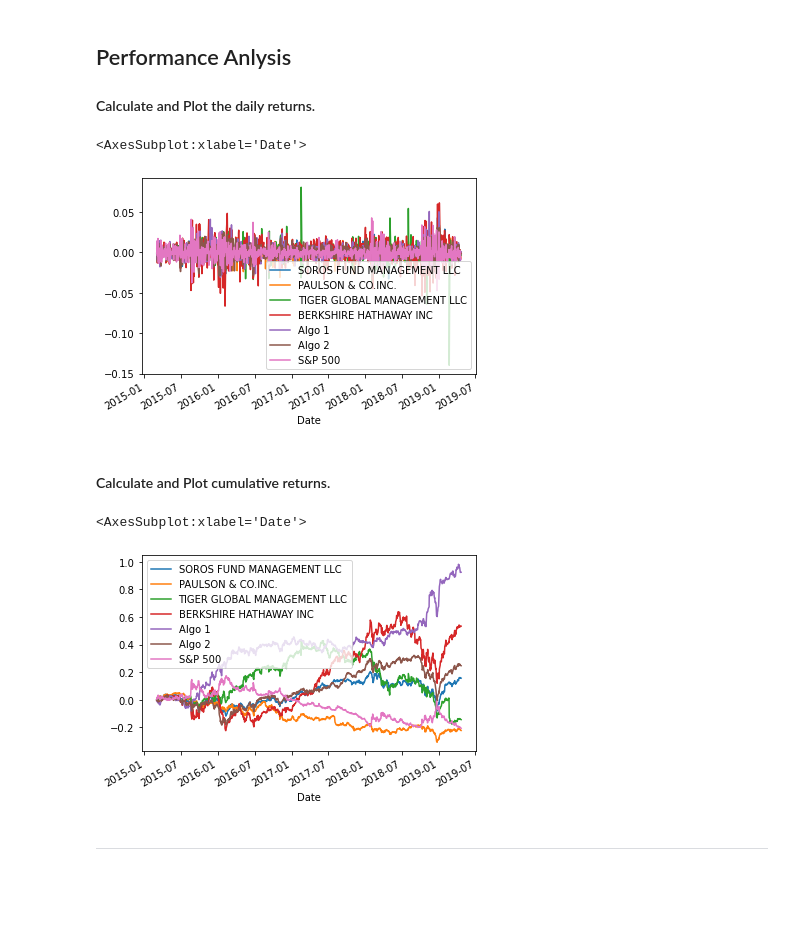
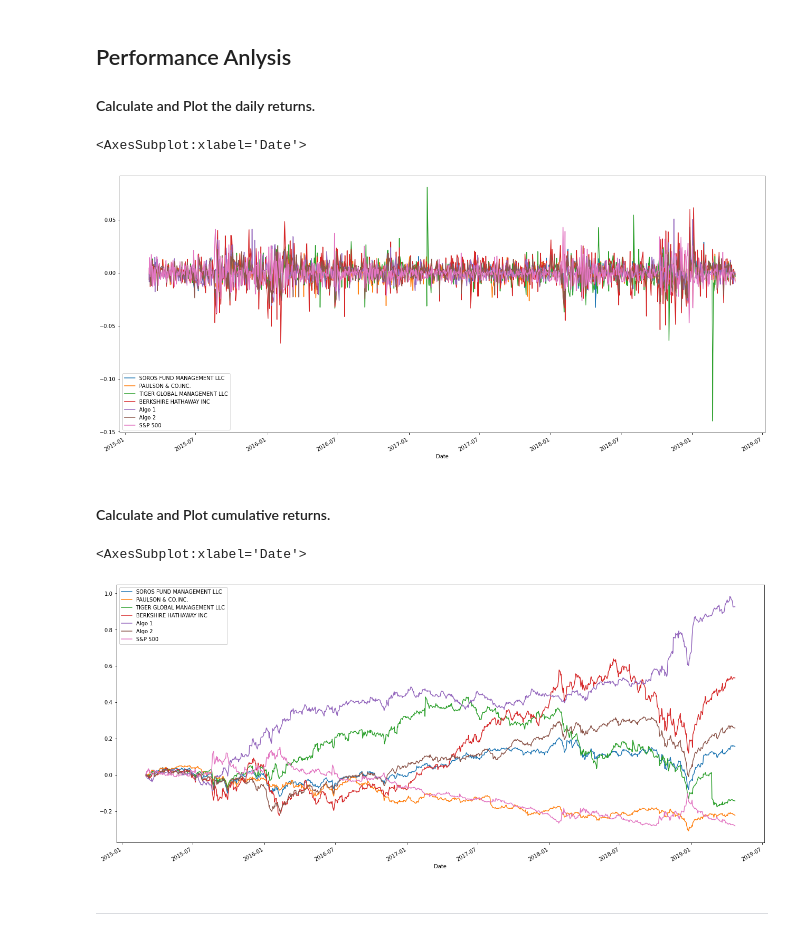
Before and after one commit to tmitrevski/AboutMe, a Jupyter notebook: code/python-homework/Homework 3/whale_analysis.ipynb, the cells around one changed output. Drawn from its saved outputs; the diff is of its cells as text; code cells hidden in the pictures; blank space fills up the shorter version.

Commit message:
Fixed figure sizes and commented code.

```diff
--- a/code/python-homework/Homework 3/whale_analysis.ipynb
+++ b/code/python-homework/Homework 3/whale_analysis.ipynb
@@ -48,7 +52,6 @@ print(whale_df.isna().sum().sum()) # Count the number of nulls and sum them all
 # %%
 # Drop nulls
 whale_df.dropna(inplace = True) # Drop Nulls
-whale_df = whale_df.loc[(whale_df!=0).any(axis=1)] # Drop rows with all 0s
 whale_df.head() # Preview
 # %% [output]
 |  | SOROS FUND MANAGEMENT LLC | PAULSON & CO.INC. | TIGER GLOBAL MANAGEMENT LLC | BERKSHIRE HATHAWAY INC |
@@ -180,20 +185,20 @@ In this section, you will calculate and visualize performance and risk metrics f
 #### Calculate and Plot the daily returns.
 # %%
 # Plot daily returns of all portfolios
-joined_df.plot()
+joined_df.plot(figsize=(22,10)) # Figsize set for my computer screen
 # %% [output]
 <AxesSubplot:xlabel='Date'>
-[figure, old version]
+[figure, new version]
 # %% [markdown]
 #### Calculate and Plot cumulative returns.
 # %%
 # Calculate cumulative returns of all portfolios
-cum_ret = (1 + joined_df).cumprod() - 1
+cum_ret = (1 + joined_df).cumprod() - 1 # Generates cumulative returns
 # Plot cumulative returns
-cum_ret.plot()
+cum_ret.plot(figsize=(22,10)) # Figsize set for my computer screen
 # %% [output]
 <AxesSubplot:xlabel='Date'>
-[figure, old version]
+[figure, new version]
 # %% [markdown]
 ---
 # %% [markdown]
```
Also changed, not shown: parts of 34 cells of this notebook, 2 other files.
